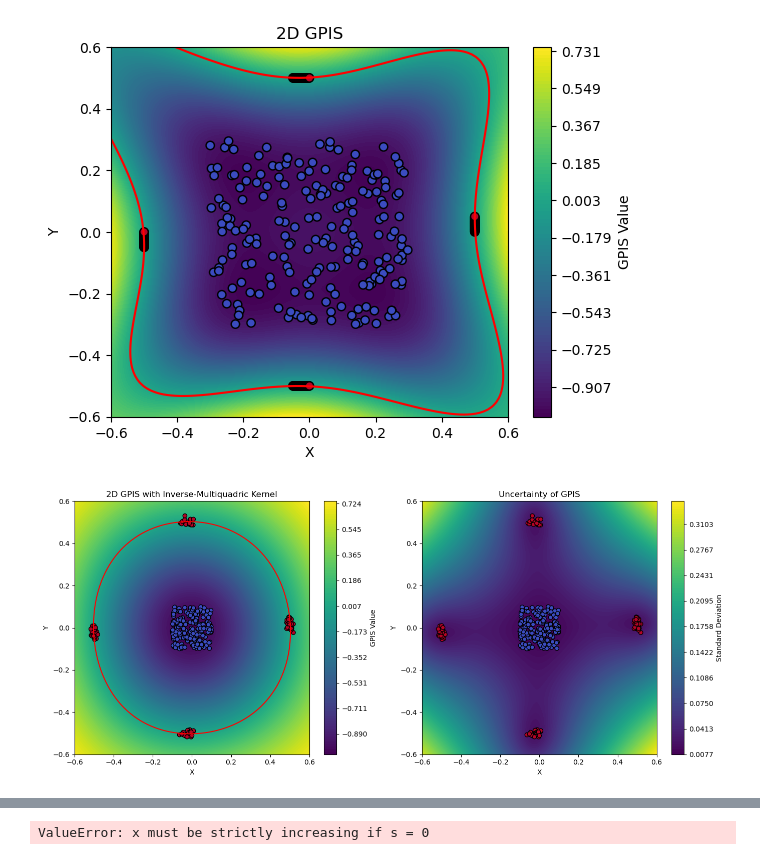
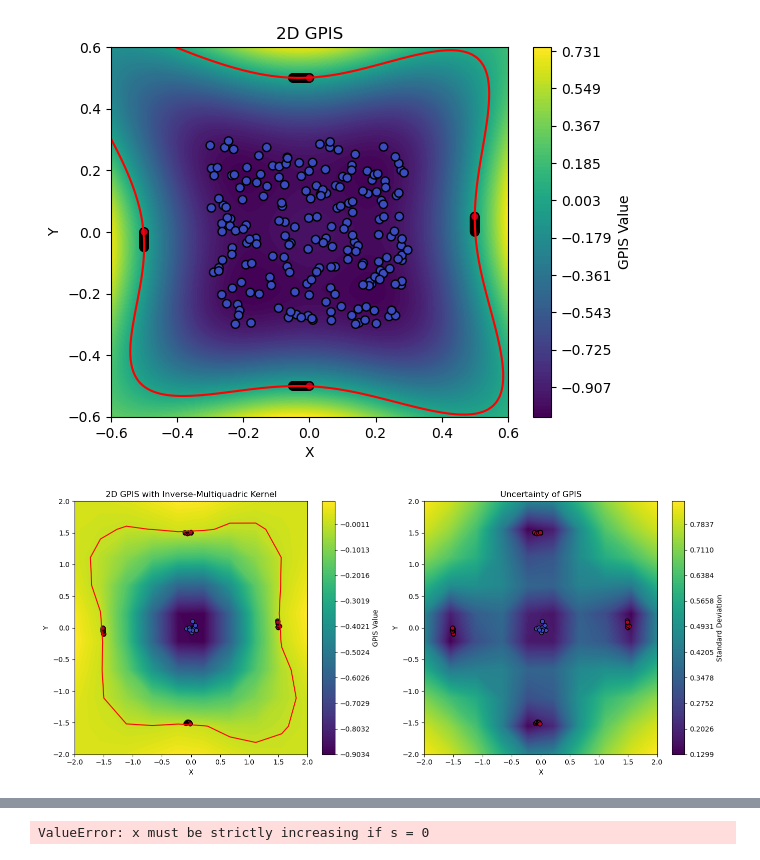
Before and after one commit to TacYee/Simulation, a Jupyter notebook: examples/GPISi.ipynb, the cells around one changed output, grey strips where cells are left out. Saved outputs shown, nothing was run; the diff lists cells and outputs as text; code cells hidden in the pictures.

```diff
--- a/examples/GPISi.ipynb
+++ b/examples/GPISi.ipynb
@@ -231,22 +231,22 @@ class InverseMultiquadricKernel(Kernel):
 
 # 2. 数据准备
 # 创建边界点
-N_boundary = 100  # 边界点数量
-N_interior = 200  # 内部点数量
+N_boundary = 40  # 边界点数量
+N_interior = 10  # 内部点数量
 noise_level = 0.01
 
 # 正方形边界：四条边，每条边上的点集中在中间
 x_boundary = np.concatenate([
-    np.linspace(-0.05, 0, N_boundary // 4) + np.random.normal(0, noise_level, N_boundary // 4),  # 下边
-    np.linspace(-0.05, 0, N_boundary // 4) + np.random.normal(0, noise_level, N_boundary // 4),  # 上边
-    np.full(N_boundary // 4, -0.5) + np.random.normal(0, noise_level, N_boundary // 4),           # 左边
-    np.full(N_boundary // 4, 0.5) + np.random.normal(0, noise_level, N_boundary // 4)             # 右边
+    np.linspace(-0.1, 0, N_boundary // 4) + np.random.normal(0, noise_level, N_boundary // 4),  # 下边
+    np.linspace(-0.1, 0, N_boundary // 4) + np.random.normal(0, noise_level, N_boundary // 4),  # 上边
+    np.full(N_boundary // 4, -1.5) + np.random.normal(0, noise_level, N_boundary // 4),           # 左边
+    np.full(N_boundary // 4, 1.5) + np.random.normal(0, noise_level, N_boundary // 4)             # 右边
 ])
 y_boundary = np.concatenate([
-    np.full(N_boundary // 4, -0.5) + np.random.normal(0, noise_level, N_boundary // 4),           # 下边
-    np.full(N_boundary // 4, 0.5) + np.random.normal(0, noise_level, N_boundary // 4),            # 上边
-    np.linspace(-0.05, 0, N_boundary // 4) + np.random.normal(0, noise_level, N_boundary // 4),  # 左边
-    np.linspace(-0, 0.05, N_boundary // 4) + np.random.normal(0, noise_level, N_boundary // 4)   # 右边
+    np.full(N_boundary // 4, -1.5) + np.random.normal(0, noise_level, N_boundary // 4),           # 下边
+    np.full(N_boundary // 4, 1.5) + np.random.normal(0, noise_level, N_boundary // 4),            # 上边
+    np.linspace(-0.1, 0, N_boundary // 4) + np.random.normal(0, noise_level, N_boundary // 4),  # 左边
+    np.linspace(-0, 0.1, N_boundary // 4) + np.random.normal(0, noise_level, N_boundary // 4)   # 右边
 ])
 X_boundary = np.vstack([x_boundary, y_boundary]).T
 y_boundary = np.zeros(N_boundary)
@@ -273,37 +273,37 @@ gp.fit(X_train, y_train)
 
 # 4. 可视化结果
 # 构建网格
-x = np.linspace(-0.6, 0.6, 100)
-y = np.linspace(-0.6, 0.6, 100)
+x = np.linspace(-2, 2, 10)
+y = np.linspace(-2, 2, 10)
 X, Y = np.meshgrid(x, y)
 X_test = np.vstack([X.ravel(), Y.ravel()]).T
 
 # 预测
 y_pred, sigma = gp.predict(X_test, return_std=True)
 Z = y_pred.reshape(X.shape)
 Z_std = sigma.reshape(X.shape)
 
 # 绘制结果
 fig, ax = plt.subplots(1, 2, figsize=(14, 6))
 
 # 预测均值图
 contour1 = ax[0].contourf(X, Y, Z, levels=np.linspace(Z.min(), Z.max(), 100), cmap="viridis")
 ax[0].scatter(X_train[:, 0], X_train[:, 1], c=y_train, cmap="coolwarm", edgecolor="k")
 ax[0].contour(X, Y, Z, levels=[0], colors='red')
 ax[0].set_title("2D GPIS with Inverse-Multiquadric Kernel")
 ax[0].set_xlabel("X")
 ax[0].set_ylabel("Y")
 fig.colorbar(contour1, ax=ax[0], label='GPIS Value')
 
 # 不确定性图
 contour2 = ax[1].contourf(X, Y, Z_std, levels=np.linspace(Z_std.min(), Z_std.max(), 100), cmap="viridis")
 ax[1].scatter(X_train[:, 0], X_train[:, 1], c=y_train, cmap="coolwarm", edgecolor="k")
 ax[1].set_title("Uncertainty of GPIS")
 ax[1].set_xlabel("X")
 ax[1].set_ylabel("Y")
 fig.colorbar(contour2, ax=ax[1], label='Standard Deviation')
 
 plt.tight_layout()
 plt.show()
 # %% [output]
-[figure, old version]
+[figure, new version]
```
Also changed, not shown: parts of 4 cells of this notebook, 4 other files.
